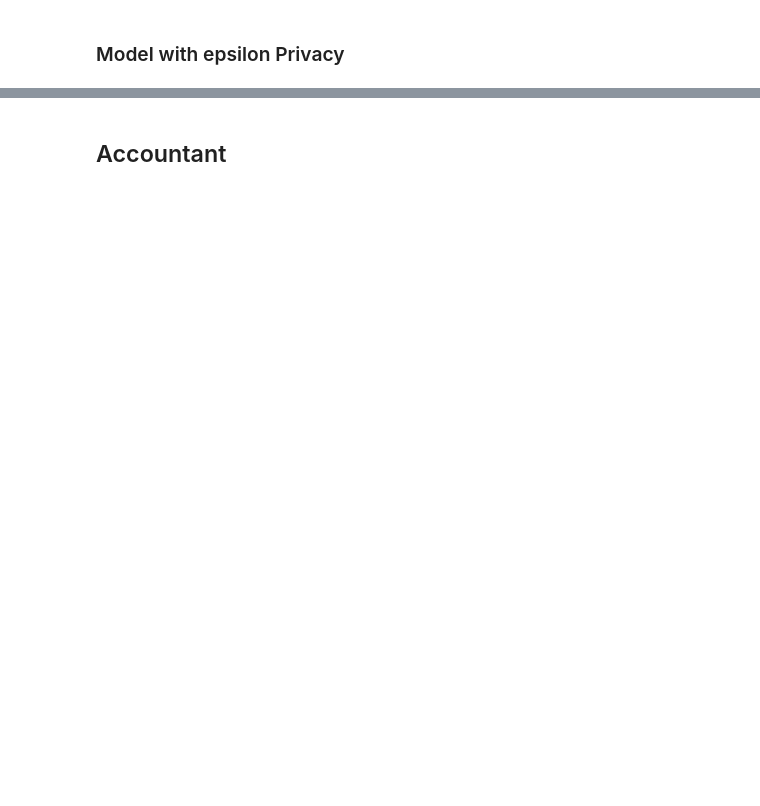
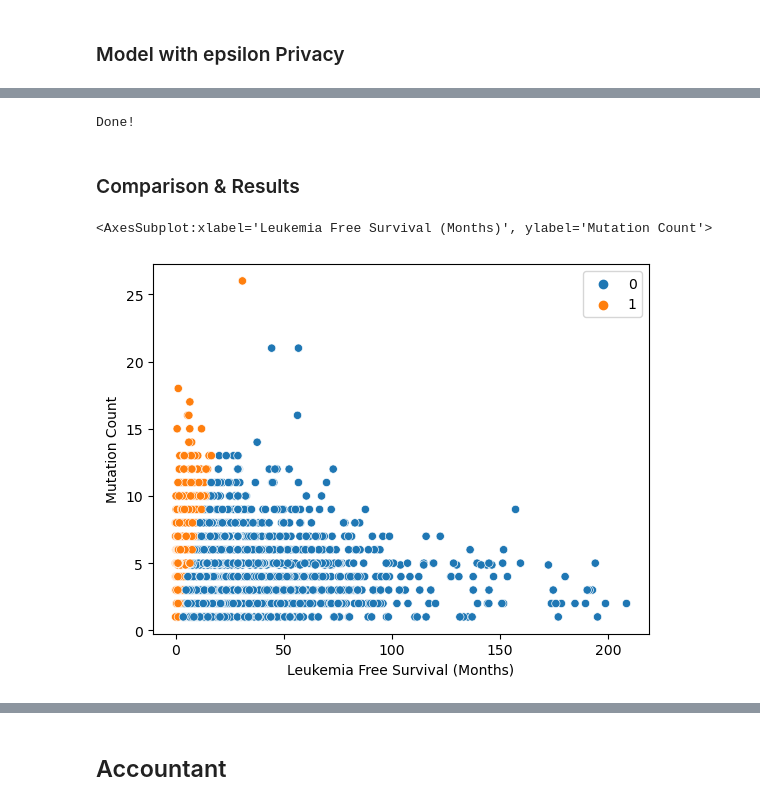
Before and after one commit to Kekkodf/Master-Thesis, a Jupyter notebook: Code/Notebook_thesis.ipynb, the cells around one changed output, grey strips where cells are left out. Drawn from its saved outputs; the diff is of its cells as text; code cells hidden in the pictures; blank space fills up the shorter version.

```diff
--- a/Code/Notebook_thesis.ipynb
+++ b/Code/Notebook_thesis.ipynb
@@ -301,0 +347,13 @@ plt.show()
+# %%
+from sklearn.model_selection import train_test_split
+from sklearn import preprocessing
+
+# Split data into training and test set
+X_train, X_test, y_train, y_test = train_test_split(data[['Mutation Count', 'Leukemia Free Survival (Months)']], data[['IPSS-R']], test_size=0.2, random_state=0)
+
+# Normalize data
+X_train_norm = preprocessing.normalize(X_train)
+X_test_norm = preprocessing.normalize(X_test)
+
+# set bounds variable (useful for avoiding information Leakage)
+bounds = (X_train_norm.min(axis=0), X_train_norm.max(axis=0))
@@ -301,0 +420,25 @@ plt.show()
+# %%
+K = range(2, 21)
+fits_dp = []
+score_dp = []
+
+for k in K:
+    # train the model for current value of k on training data
+    model = dpKMeans(epsilon=0.0001,n_clusters = k, random_state = 0, bounds=bounds).fit(X_train_norm)
+
+    # append the model to fits
+    fits_dp.append(model)
+
+    # Append the silhouette score to scores
+    score_dp.append(silhouette_score(X_train_norm, model.labels_, metric='euclidean'))
+
+print('Done!')
+# %% [output]
+Done!
+# %% [markdown]
+### Comparison & Results
+# %%
+sns.scatterplot(data = X_train, y = 'Mutation Count', x = 'Leukemia Free Survival (Months)', hue = fits[0].labels_)
+# %% [output]
+<AxesSubplot:xlabel='Leukemia Free Survival (Months)', ylabel='Mutation Count'>
+[figure, added]
```
Also changed, not shown: parts of 31 cells of this notebook.
